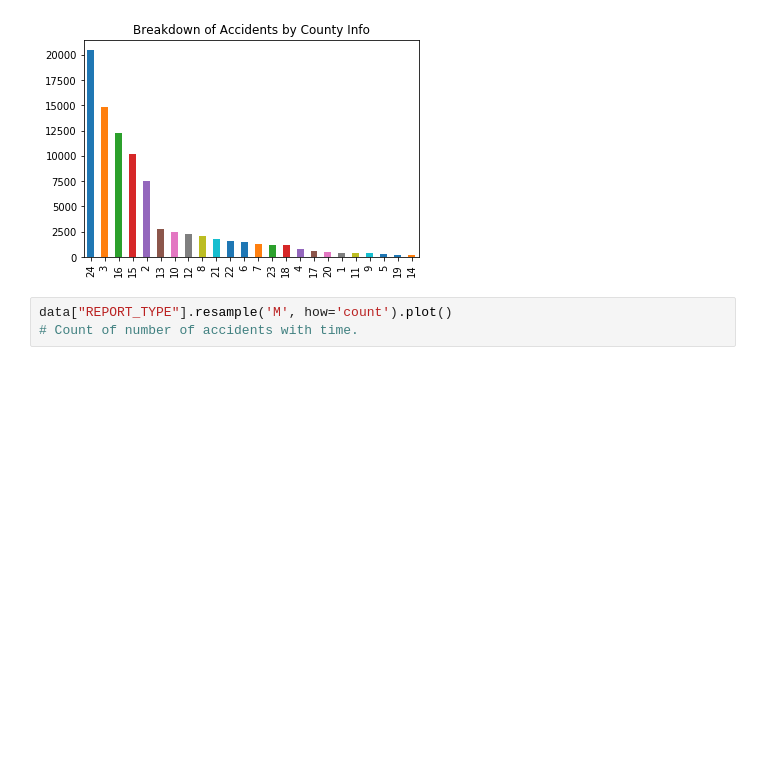
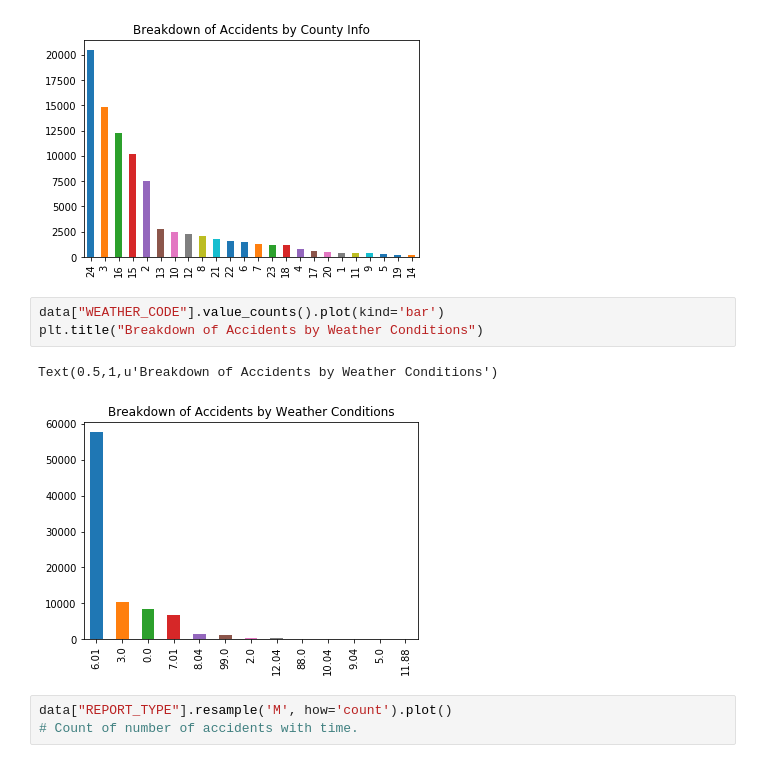
Before and after one commit to vikasrathee/Traffic-Accident-Prediction-Model, a Jupyter notebook: Predicting Road Accidents for Maryland State.ipynb, the cells around one changed output. Cells and saved outputs as stored; diff of their text form; blank space fills up the shorter version.

```diff
--- a/Predicting Road Accidents for Maryland State.ipynb
+++ b/Predicting Road Accidents for Maryland State.ipynb
@@ -92,6 +76,12 @@ plt.title("Breakdown of Accidents by County Info")
 # %% [output]
 Text(0.5,1,u'Breakdown of Accidents by County Info')
 [figure]
+# %%
+data["WEATHER_CODE"].value_counts().plot(kind='bar')
+plt.title("Breakdown of Accidents by Weather Conditions")
+# %% [output]
+Text(0.5,1,u'Breakdown of Accidents by Weather Conditions')
+[figure, added]
 # %%
 data["REPORT_TYPE"].resample('M', how='count').plot()
 # Count of number of accidents with time.
```
Also changed, not shown: parts of 28 cells of this notebook, 10 other files.
